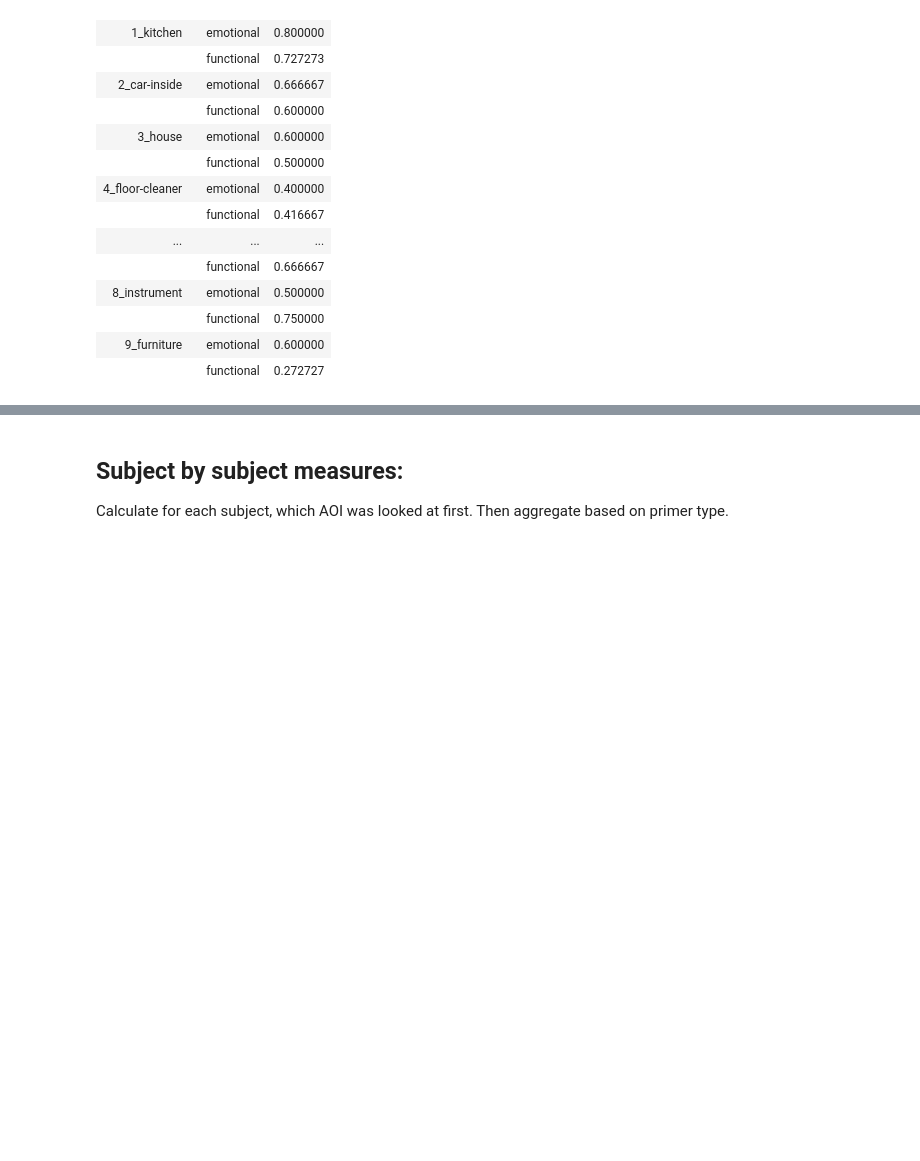
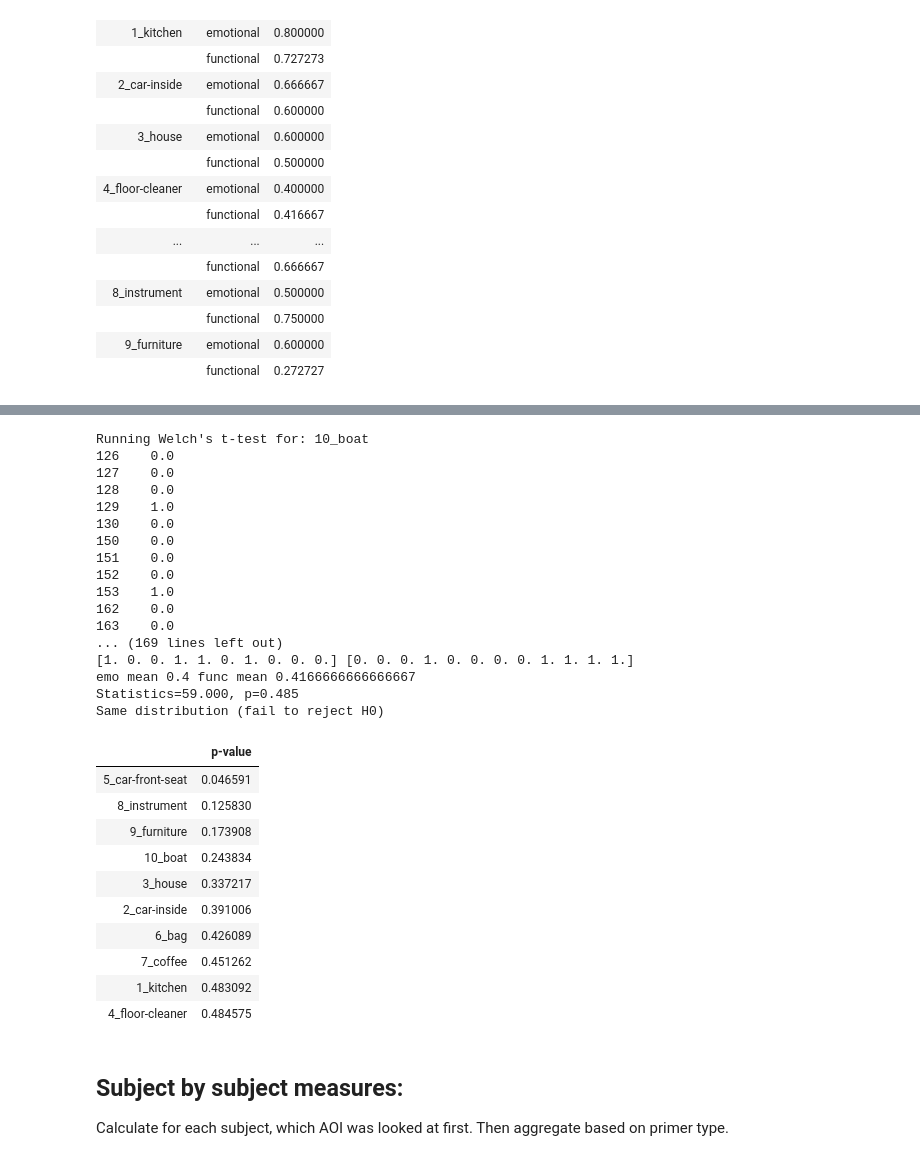
Before and after one commit to sallyi/eyetracking-cogsci-3, a Jupyter notebook: eyetracking-analysis-first-fixation.ipynb, the cells around one changed output, grey strips where cells are left out. Drawn from its saved outputs; the diff is of its cells as text; code cells hidden in the pictures; blank space fills up the shorter version.

```diff
--- a/eyetracking-analysis-first-fixation.ipynb
+++ b/eyetracking-analysis-first-fixation.ipynb
@@ -658,3 +678,60 @@ groupby
+# %%
+tt_first_face_fix_imgs = {}
+emo_all = []
+funct_all = []
+for image in image_names:
+    print("\nRunning Welch's t-test for:", image)
+    funct_tt_first_face_fix = gaze_data_judge[(gaze_data_judge.image == image) & (
+        gaze_data_judge['primer-type'] == 'functional')]['value']
+    emo_tt_first_face_fix = gaze_data_judge[(gaze_data_judge.image == image) & (
+        gaze_data_judge['primer-type'] == 'emotional')]['value']
+    print(emo_tt_first_face_fix)
+    a = emo_tt_first_face_fix.transpose().as_matrix()
+    b = funct_tt_first_face_fix.transpose().as_matrix()
+    print(a)
+    emo_all.append(a)
+    funct_all.append(b)
+    print(a, b)
+    tt_first_face_fix_imgs[image] = mann_whitney_test(a, b)
+
+tt_first_face_fix_imgs
+funct_all = np.array([item for sublist in funct_all for item in sublist])
+emo_all = np.array([item for sublist in emo_all for item in sublist])
+
+out_df = pd.DataFrame.from_dict(
+    {k: [v] for k, v in tt_first_face_fix_imgs.items()}, orient='index', columns=['p-value']).sort_values('p-value', ascending=True)
+with open('face-gaze-scanpath.tex', 'w') as rf:
+    rf.write(out_df.to_latex(index=True))
+out_df
+# %% [output]
+Running Welch's t-test for: 10_boat
+126    0.0
+127    0.0
+128    0.0
+129    1.0
+130    0.0
+150    0.0
+151    0.0
+152    0.0
+153    1.0
+162    0.0
+163    0.0
+... (169 lines left out)
+[1. 0. 0. 1. 1. 0. 1. 0. 0. 0.] [0. 0. 0. 1. 0. 0. 0. 0. 1. 1. 1. 1.]
+emo mean 0.4 func mean 0.4166666666666667
+Statistics=59.000, p=0.485
+Same distribution (fail to reject H0)
+|  | p-value |
+| 5_car-front-seat | 0.046591 |
+| 8_instrument | 0.125830 |
+| 9_furniture | 0.173908 |
+| 10_boat | 0.243834 |
+| 3_house | 0.337217 |
+| 2_car-inside | 0.391006 |
+| 6_bag | 0.426089 |
+| 7_coffee | 0.451262 |
+| 1_kitchen | 0.483092 |
+| 4_floor-cleaner | 0.484575 |
 # %% [markdown]
 ## Subject by subject measures:
 Calculate for each subject, which AOI was looked at first. Then aggregate based on primer type.
```
Also changed, not shown: parts of 7 cells of this notebook, 1 other file.
